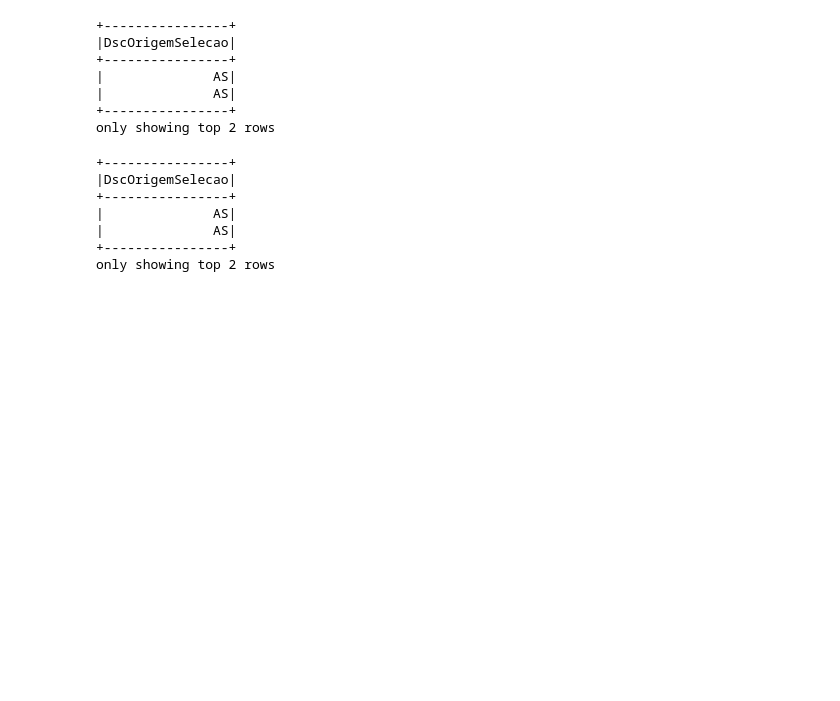
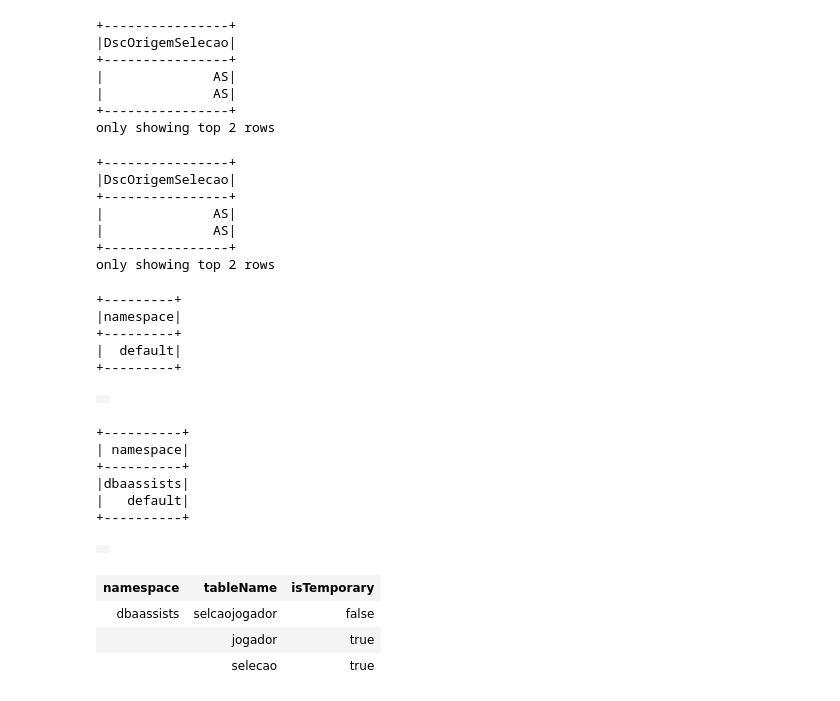
Before and after one commit to dbaassists/Projeto-KB-Spark, a Jupyter notebook: Projeto PySpark - Manipulacao Dados.ipynb, the cells around one changed output. Drawn from its saved outputs; the diff is of its cells as text; code cells hidden in the pictures; blank space fills up the shorter version.

Commit message:
Novos Exemplos
Ajuste na configuração do Spark que ocorria no momento da chamada do método DataFrame.write

```diff
--- a/Projeto PySpark - Manipulacao Dados.ipynb
+++ b/Projeto PySpark - Manipulacao Dados.ipynb
@@ -237,3 +237,28 @@ ON S.NOMSELECAO = J.NOMSELECAO
 dfPandasSelecaoJogador = dfSelecaoJogador.toPandas()
 
 dfPandasSelecaoJogador.to_csv('../ProjetoSparkKB/Dados/SelecaoJogador.csv', sep=';', index=False, encoding='latin1')
+# %%
+spark.sql("show databases").show()
+# %% [output]
++---------+
+|namespace|
++---------+
+|  default|
++---------+
+# %%
+spark.sql("create database dbaassists")
+# %% [output]
+|  |
+# %%
+spark.sql("show databases").show()
+# %% [output]
++----------+
+| namespace|
++----------+
+|dbaassists|
+|   default|
++----------+
+# %%
+spark.sql("use dbaassists")
+# %% [output]
+|  |
@@ -239,0 +267,7 @@ dfPandasSelecaoJogador.to_csv('../ProjetoSparkKB/Dados/SelecaoJogador.csv', sep=
+# %%
+spark.sql("show tables")
+# %% [output]
+| namespace | tableName | isTemporary |
+| dbaassists | selcaojogador | false |
+|  | jogador | true |
+|  | selecao | true |
```
Also changed, not shown: parts of 1 cell of this notebook, 1 other file.
